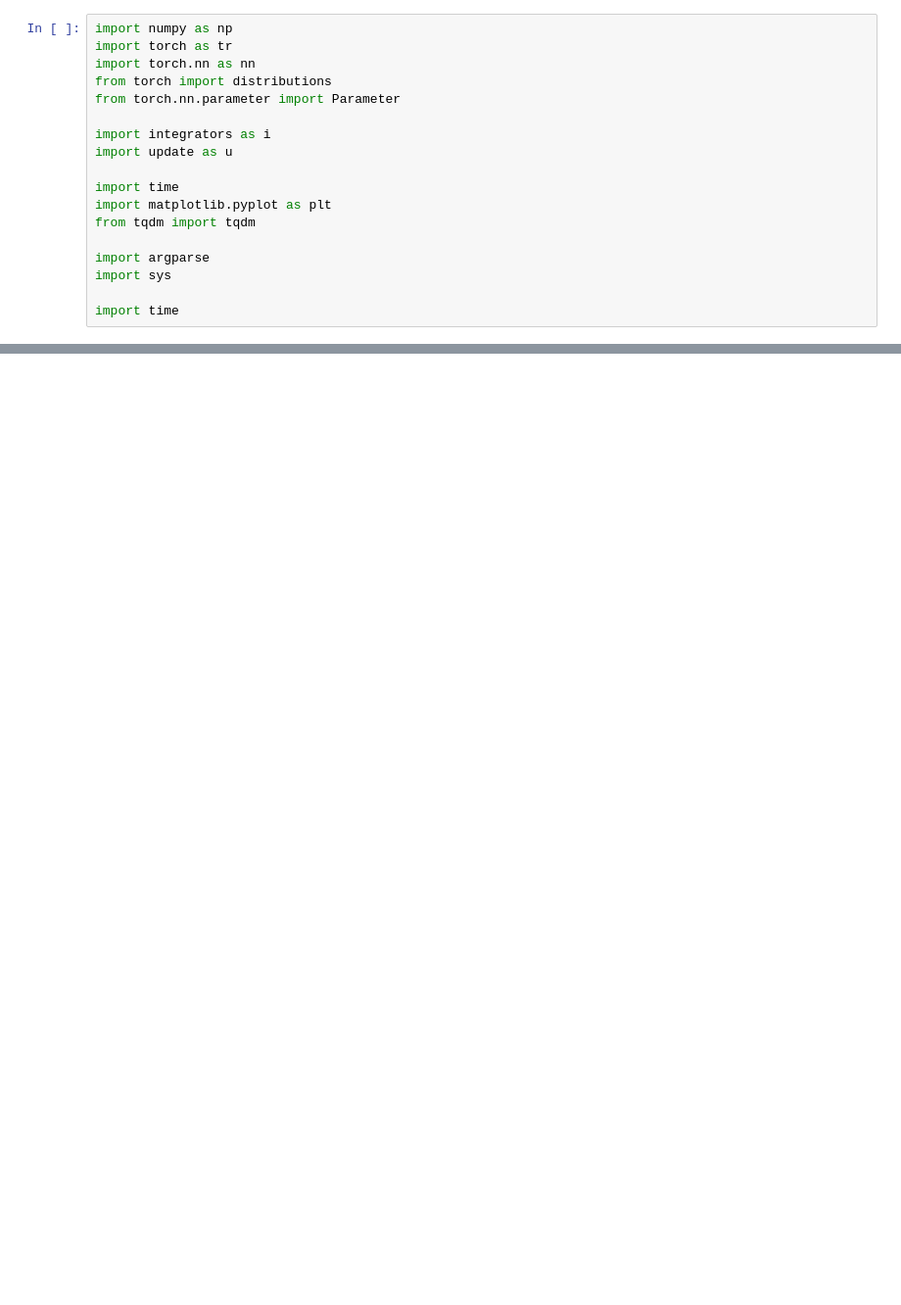
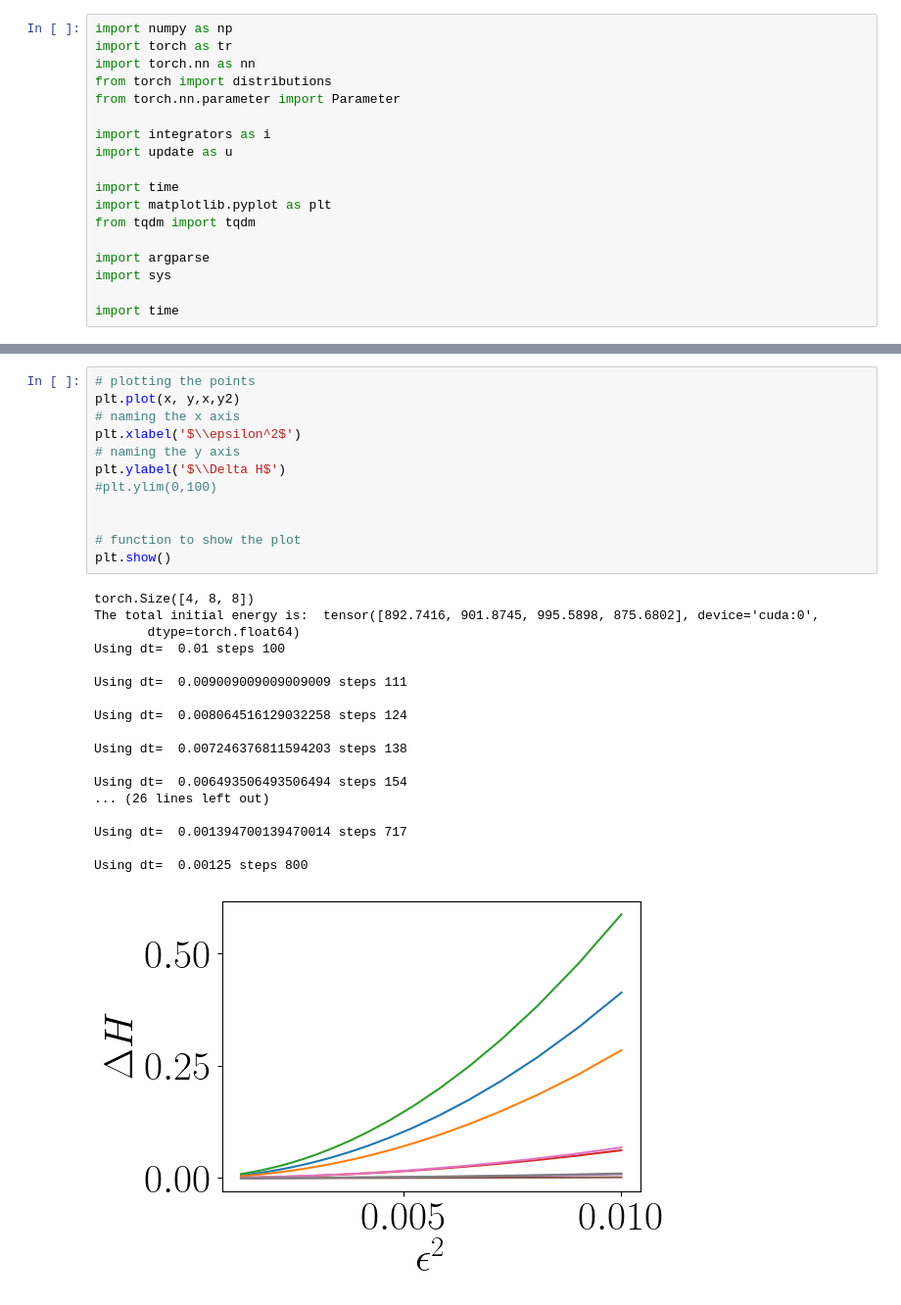
Before and after one commit to orginos/torchQFT, a Jupyter notebook: njl.ipynb, the cells around one changed output, grey strips where cells are left out. Shown at 98% size. Drawn from its saved outputs; the diff is of its cells as text; blank space fills up the shorter version.

```diff
--- a/njl.ipynb
+++ b/njl.ipynb
@@ -128,0 +155,31 @@ plt.colorbar(label='Force')
+# %%
+# plotting the points
+plt.plot(x, y,x,y2)
+# naming the x axis
+plt.xlabel('$\\epsilon^2$')
+# naming the y axis
+plt.ylabel('$\\Delta H$')
+#plt.ylim(0,100)
+
+
+# function to show the plot
+plt.show()
+# %% [output]
+torch.Size([4, 8, 8])
+The total initial energy is:  tensor([892.7416, 901.8745, 995.5898, 875.6802], device='cuda:0',
+       dtype=torch.float64)
+Using dt=  0.01 steps 100
+
+Using dt=  0.009009009009009009 steps 111
+
+Using dt=  0.008064516129032258 steps 124
+
+Using dt=  0.007246376811594203 steps 138
+
+Using dt=  0.006493506493506494 steps 154
+... (26 lines left out)
+
+Using dt=  0.001394700139470014 steps 717
+
+Using dt=  0.00125 steps 800
+[figure, added]
```
Also changed, not shown: parts of 29 cells of this notebook, 5 other files.
